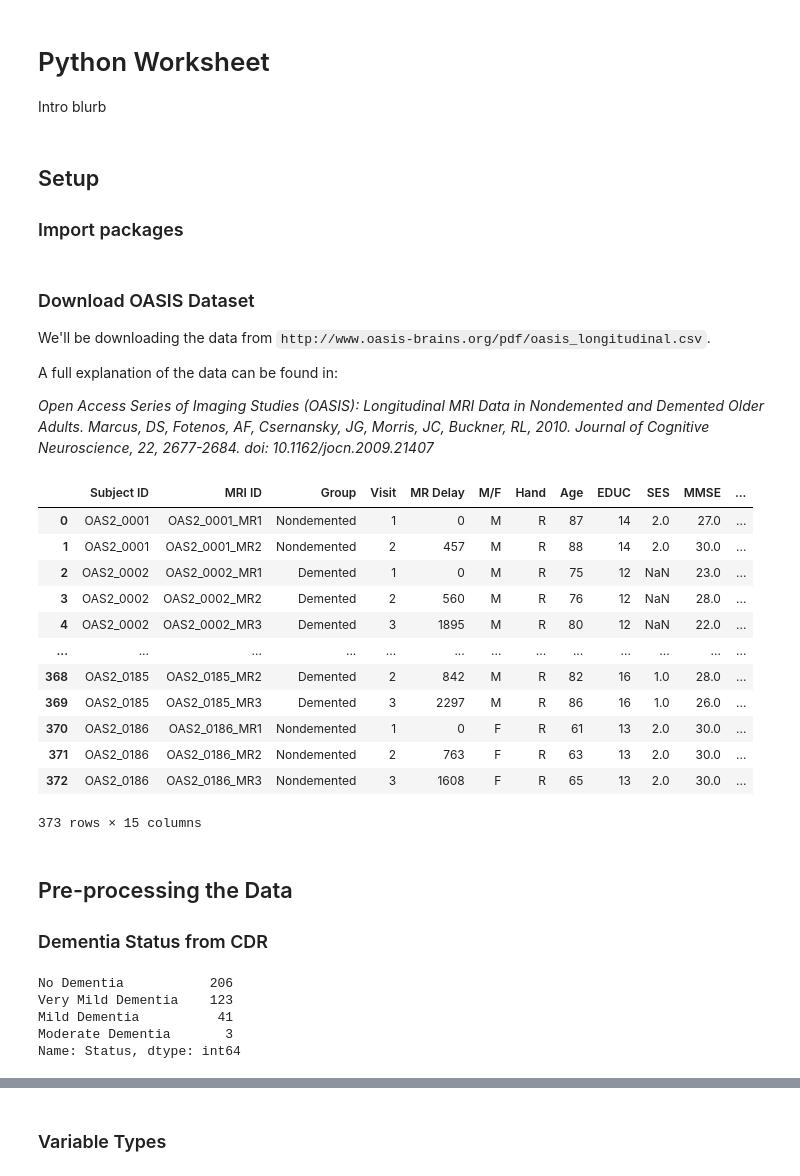
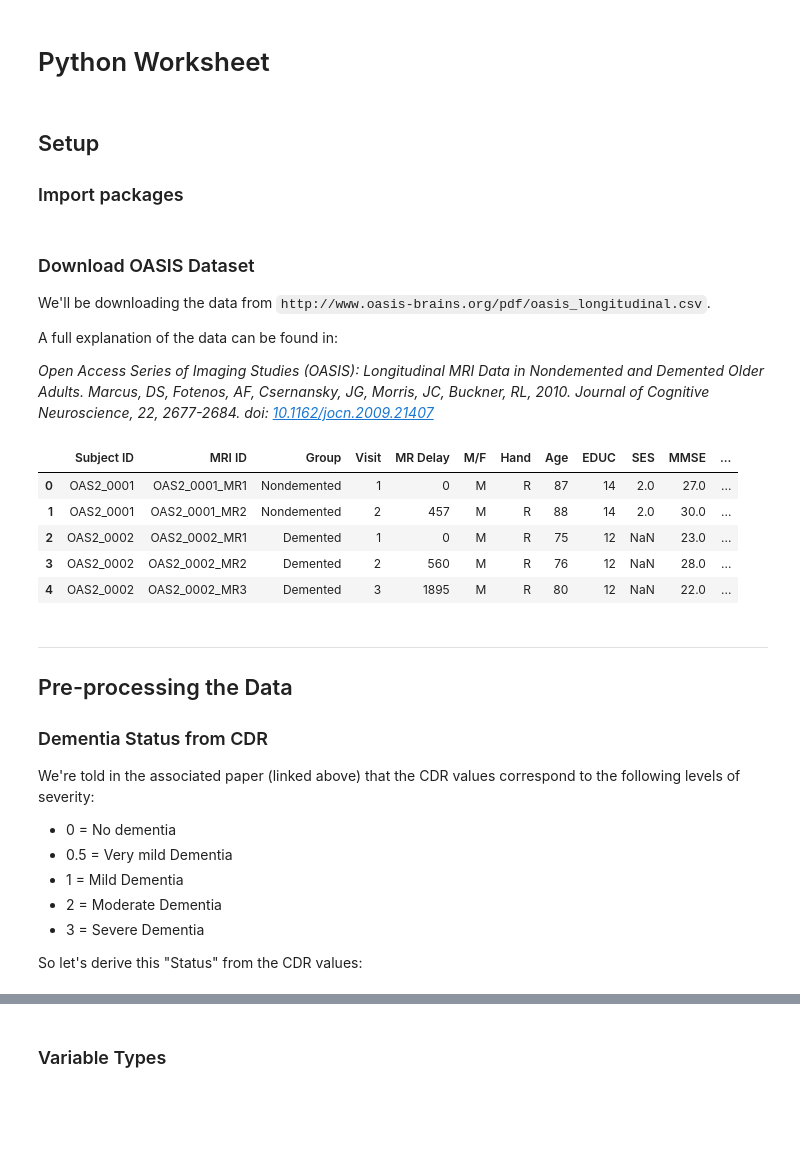
Before and after one commit to DEMON-Network/markdown-workshop, a Jupyter notebook: _sources/Reproducible_Reporting.ipynb, the cells around one changed output, grey strips where cells are left out. Saved outputs shown, nothing was run; the diff lists cells and outputs as text; code cells hidden in the pictures; blank space fills up the shorter version.

```diff
--- a/_sources/Reproducible_Reporting.ipynb
+++ b/_sources/Reproducible_Reporting.ipynb
@@ -3,8 +3,6 @@ import warnings
 warnings.filterwarnings('ignore')
 # %% [markdown]
 # Python Worksheet
-
-Intro blurb
 # %% [markdown]
 ## Setup
 
@@ -23,26 +25,30 @@ We'll be downloading the data from `http://www.oasis-brains.org/pdf/oasis_longit
 
 A full explanation of the data can be found in:
 
-*Open Access Series of Imaging Studies (OASIS): Longitudinal MRI Data in Nondemented and Demented Older Adults. Marcus, DS, Fotenos, AF, Csernansky, JG, Morris, JC, Buckner, RL, 2010. Journal of Cognitive Neuroscience, 22, 2677-2684. doi: 10.1162/jocn.2009.21407*
+*Open Access Series of Imaging Studies (OASIS): Longitudinal MRI Data in Nondemented and Demented Older Adults. Marcus, DS, Fotenos, AF, Csernansky, JG, Morris, JC, Buckner, RL, 2010. Journal of Cognitive Neuroscience, 22, 2677-2684. doi: [10.1162/jocn.2009.21407](https://doi.org/10.1162/jocn.2009.21407)*
 # %%
 df = pd.read_csv('http://www.oasis-brains.org/pdf/oasis_longitudinal.csv')
-df
+# Print out the top 5 rows of the DataFrame
+df.head(5)
 # %% [output]
 |  | Subject ID | MRI ID | Group | Visit | MR Delay | M/F | Hand | Age | EDUC | SES | MMSE | ... |
 | 0 | OAS2_0001 | OAS2_0001_MR1 | Nondemented | 1 | 0 | M | R | 87 | 14 | 2.0 | 27.0 | ... |
 | 1 | OAS2_0001 | OAS2_0001_MR2 | Nondemented | 2 | 457 | M | R | 88 | 14 | 2.0 | 30.0 | ... |
 | 2 | OAS2_0002 | OAS2_0002_MR1 | Demented | 1 | 0 | M | R | 75 | 12 | NaN | 23.0 | ... |
 | 3 | OAS2_0002 | OAS2_0002_MR2 | Demented | 2 | 560 | M | R | 76 | 12 | NaN | 28.0 | ... |
 | 4 | OAS2_0002 | OAS2_0002_MR3 | Demented | 3 | 1895 | M | R | 80 | 12 | NaN | 22.0 | ... |
-| ... | ... | ... | ... | ... | ... | ... | ... | ... | ... | ... | ... | ... |
-| 368 | OAS2_0185 | OAS2_0185_MR2 | Demented | 2 | 842 | M | R | 82 | 16 | 1.0 | 28.0 | ... |
-| 369 | OAS2_0185 | OAS2_0185_MR3 | Demented | 3 | 2297 | M | R | 86 | 16 | 1.0 | 26.0 | ... |
-| 370 | OAS2_0186 | OAS2_0186_MR1 | Nondemented | 1 | 0 | F | R | 61 | 13 | 2.0 | 30.0 | ... |
-| 371 | OAS2_0186 | OAS2_0186_MR2 | Nondemented | 2 | 763 | F | R | 63 | 13 | 2.0 | 30.0 | ... |
-| 372 | OAS2_0186 | OAS2_0186_MR3 | Nondemented | 3 | 1608 | F | R | 65 | 13 | 2.0 | 30.0 | ... |
-373 rows × 15 columns
-# %% [markdown]
-## Pre-processing the Data
-
-### Dementia Status from CDR
+# %% [markdown]
+---
+## Pre-processing the Data
+
+### Dementia Status from CDR
+
+We're told in the associated paper (linked above) that the CDR values correspond to the following levels of severity:
+* 0 = No dementia
+* 0.5 = Very mild Dementia
+* 1 = Mild Dementia
+* 2 = Moderate Dementia
+* 3 = Severe Dementia
+
+So let's derive this "Status" from the CDR values:
 # %%
@@ -59,11 +72,3 @@ df["Status"] = df["CDR"].map(cdr_mapper)
 status_colours = {
     i:j for i,j in zip(cdr_mapper.values(), sns.color_palette("colorblind", 5))
 }
-# %%
-df["Status"].value_counts()
-# %% [output]
-No Dementia           206
-Very Mild Dementia    123
-Mild Dementia          41
-Moderate Dementia       3
-Name: Status, dtype: int64
```
Also changed, not shown: parts of 40 cells of this notebook, 27 other files.
